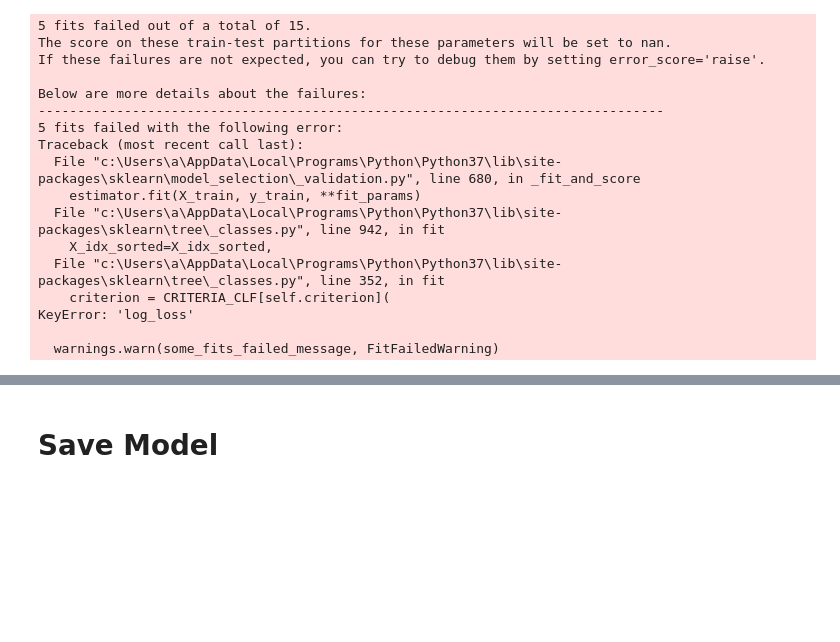
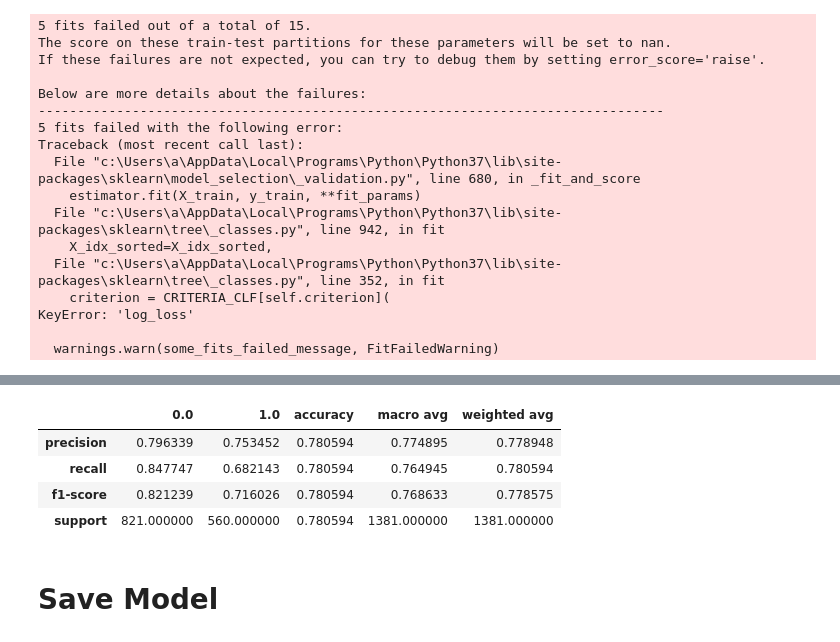
Before and after one commit to NvE3n/spam-detector, a Jupyter notebook: MLmodel.ipynb, the cells around one changed output, grey strips where cells are left out. Cells and saved outputs as stored; diff of their text form; code cells hidden in the pictures; blank space fills up the shorter version.

```diff
--- a/MLmodel.ipynb
+++ b/MLmodel.ipynb
@@ -187,3 +187,12 @@ array([[795,  56],
+# %%
+from sklearn.metrics import classification_report
+pd.DataFrame(classification_report(y_test, pred1, output_dict=True))
+# %% [output]
+|  | 0.0 | 1.0 | accuracy | macro avg | weighted avg |
+| precision | 0.796339 | 0.753452 | 0.780594 | 0.774895 | 0.778948 |
+| recall | 0.847747 | 0.682143 | 0.780594 | 0.764945 | 0.780594 |
+| f1-score | 0.821239 | 0.716026 | 0.780594 | 0.768633 | 0.778575 |
+| support | 821.000000 | 560.000000 | 0.780594 | 1381.000000 | 1381.000000 |
 # %% [markdown]
 # Save Model
 # %%
```
Also changed, not shown: parts of 8 cells of this notebook, 1 other file.
